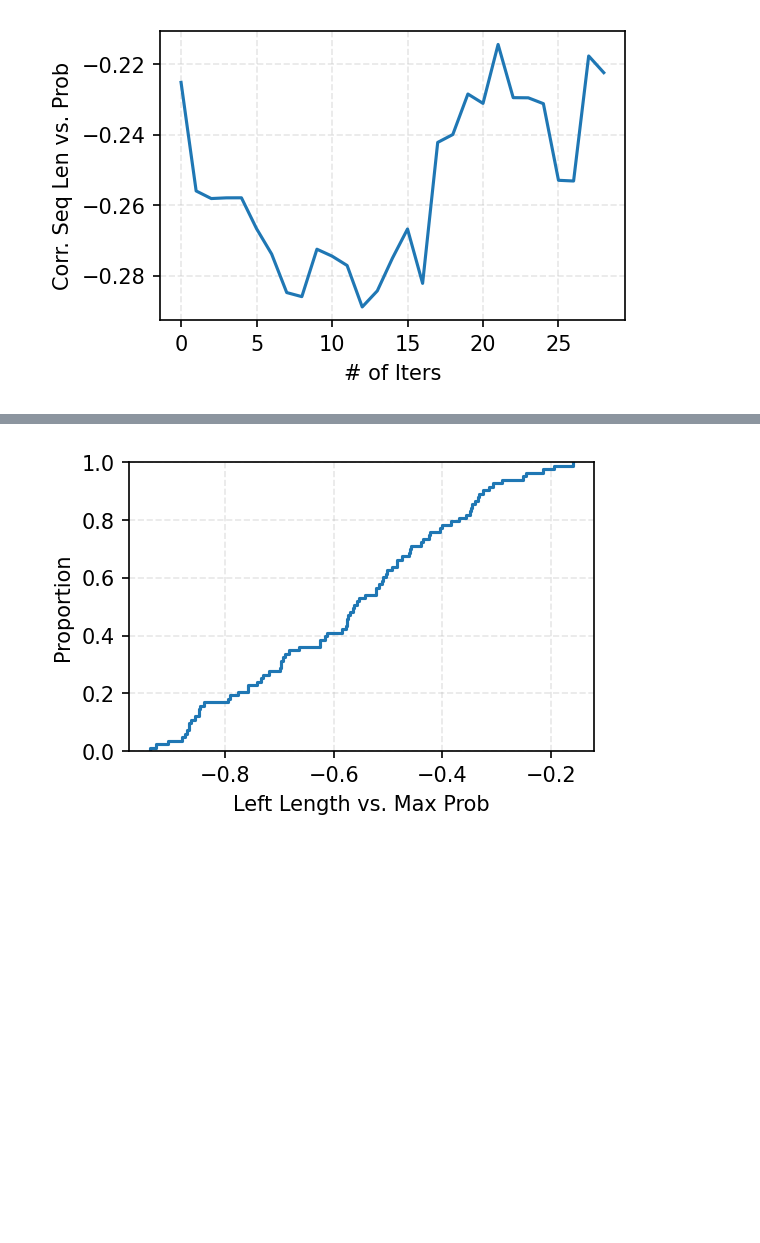
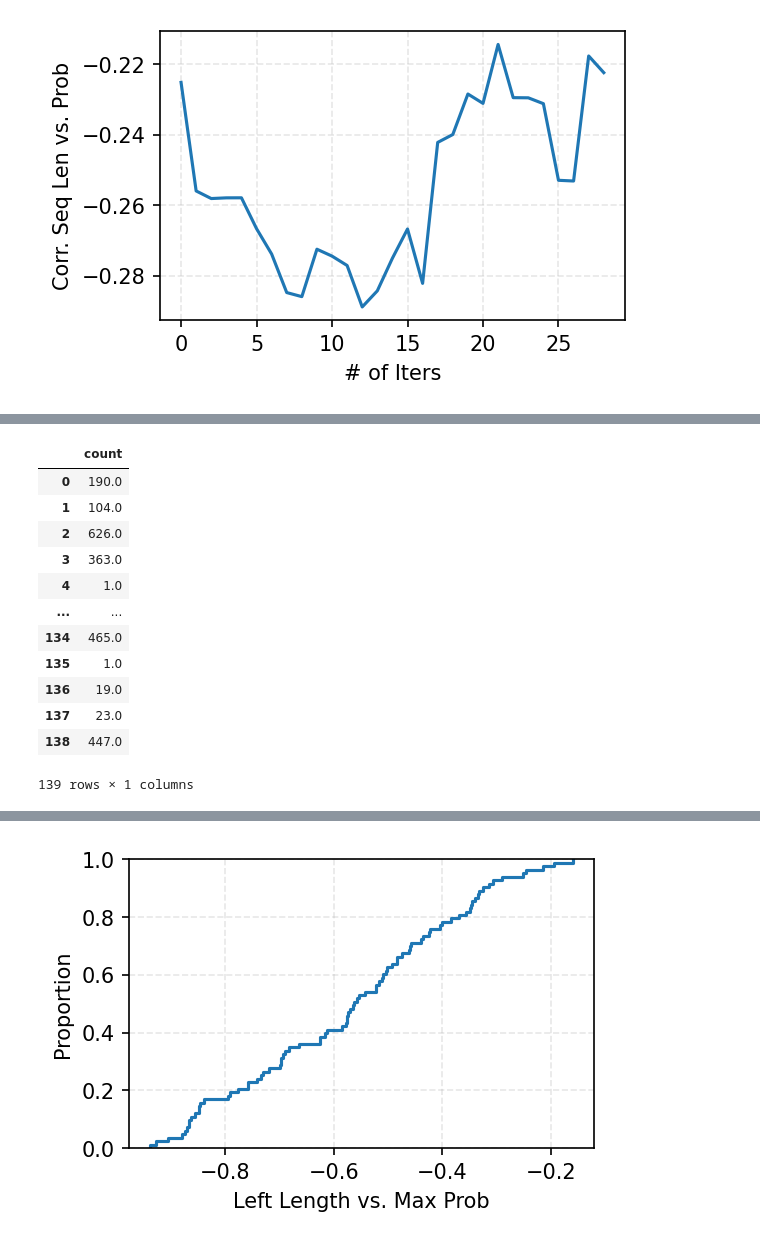
Before and after one commit to chengzhi-lu/vllm, a Jupyter notebook: examples/analysis/data/eos_pos_analysis.ipynb, the cells around one changed output, grey strips where cells are left out. Drawn from its saved outputs; the diff is of its cells as text; code cells hidden in the pictures; blank space fills up the shorter version.

```diff
--- a/examples/analysis/data/eos_pos_analysis.ipynb
+++ b/examples/analysis/data/eos_pos_analysis.ipynb
@@ -46,0 +79,16 @@ plt.grid(alpha=0.3, linestyle="--")
+# %%
+output_count
+# %% [output]
+|  | count |
+| 0 | 190.0 |
+| 1 | 104.0 |
+| 2 | 626.0 |
+| 3 | 363.0 |
+| 4 | 1.0 |
+| ... | ... |
+| 134 | 465.0 |
+| 135 | 1.0 |
+| 136 | 19.0 |
+| 137 | 23.0 |
+| 138 | 447.0 |
+139 rows × 1 columns
```
Also changed, not shown: parts of 4 cells of this notebook, 11 other files.
